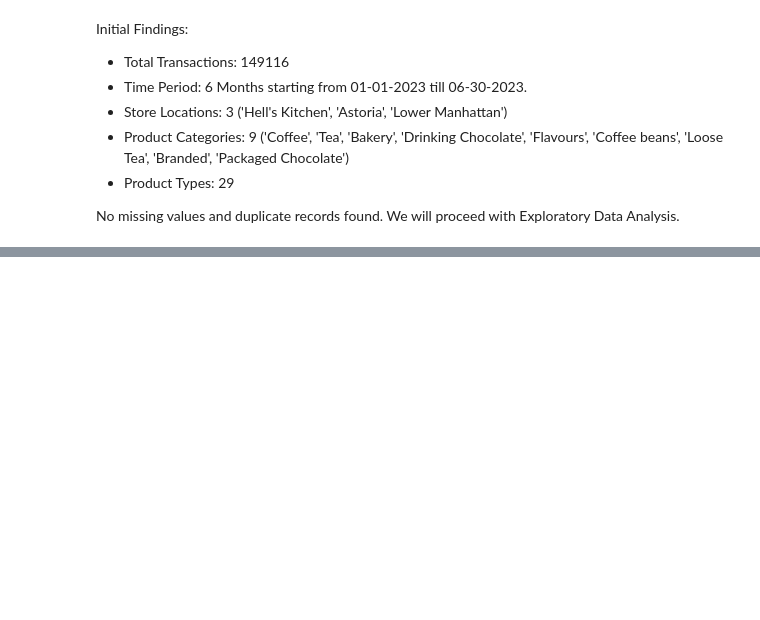
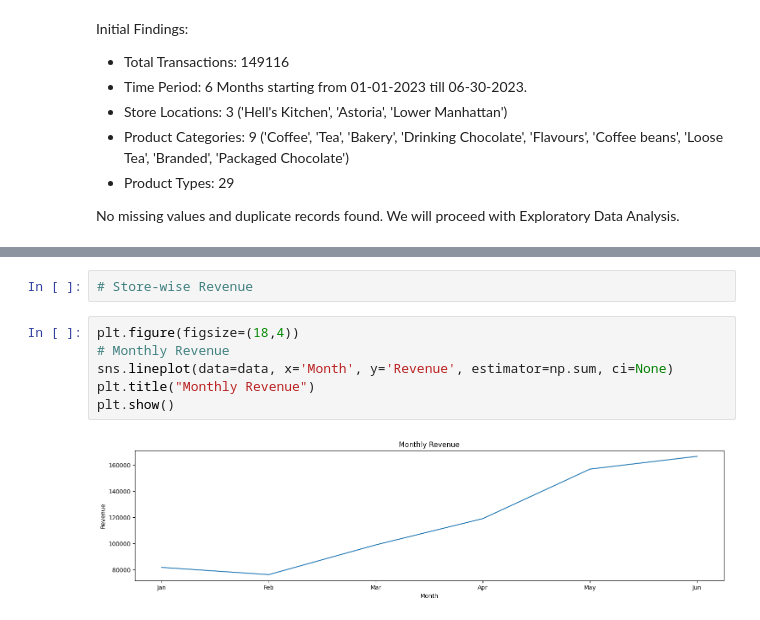
Before and after one commit to Akshay-Paunikar/Maven_Analytics_Challenges, a Jupyter notebook: Projects/Coffee_Shop_Sales/Coffee_Shop_Sales.ipynb, the cells around one changed output, grey strips where cells are left out. Saved outputs shown, nothing was run; the diff lists cells and outputs as text; blank space fills up the shorter version.

Commit message:
Coffee Shop Sales - Monthly Revenue

```diff
--- a/Projects/Coffee_Shop_Sales/Coffee_Shop_Sales.ipynb
+++ b/Projects/Coffee_Shop_Sales/Coffee_Shop_Sales.ipynb
@@ -135,0 +148,10 @@ No missing values and duplicate records found. We will proceed with Exploratory
+# %%
+# Store-wise Revenue
+# %%
+plt.figure(figsize=(18,4))
+# Monthly Revenue
+sns.lineplot(data=data, x='Month', y='Revenue', estimator=np.sum, ci=None)
+plt.title("Monthly Revenue")
+plt.show()
+# %% [output]
+[figure, added]
```
Also changed, not shown: parts of 1 cell of this notebook.
